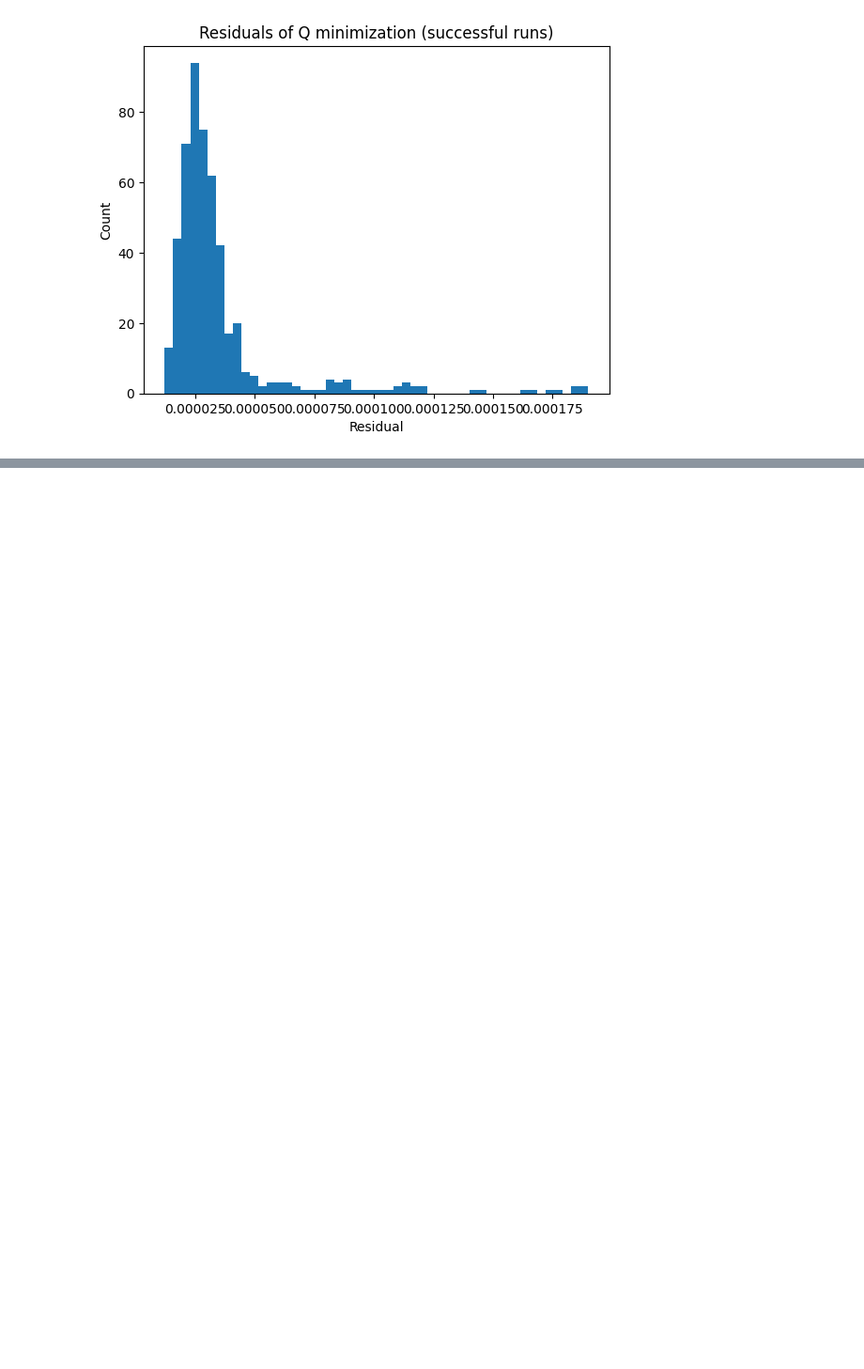
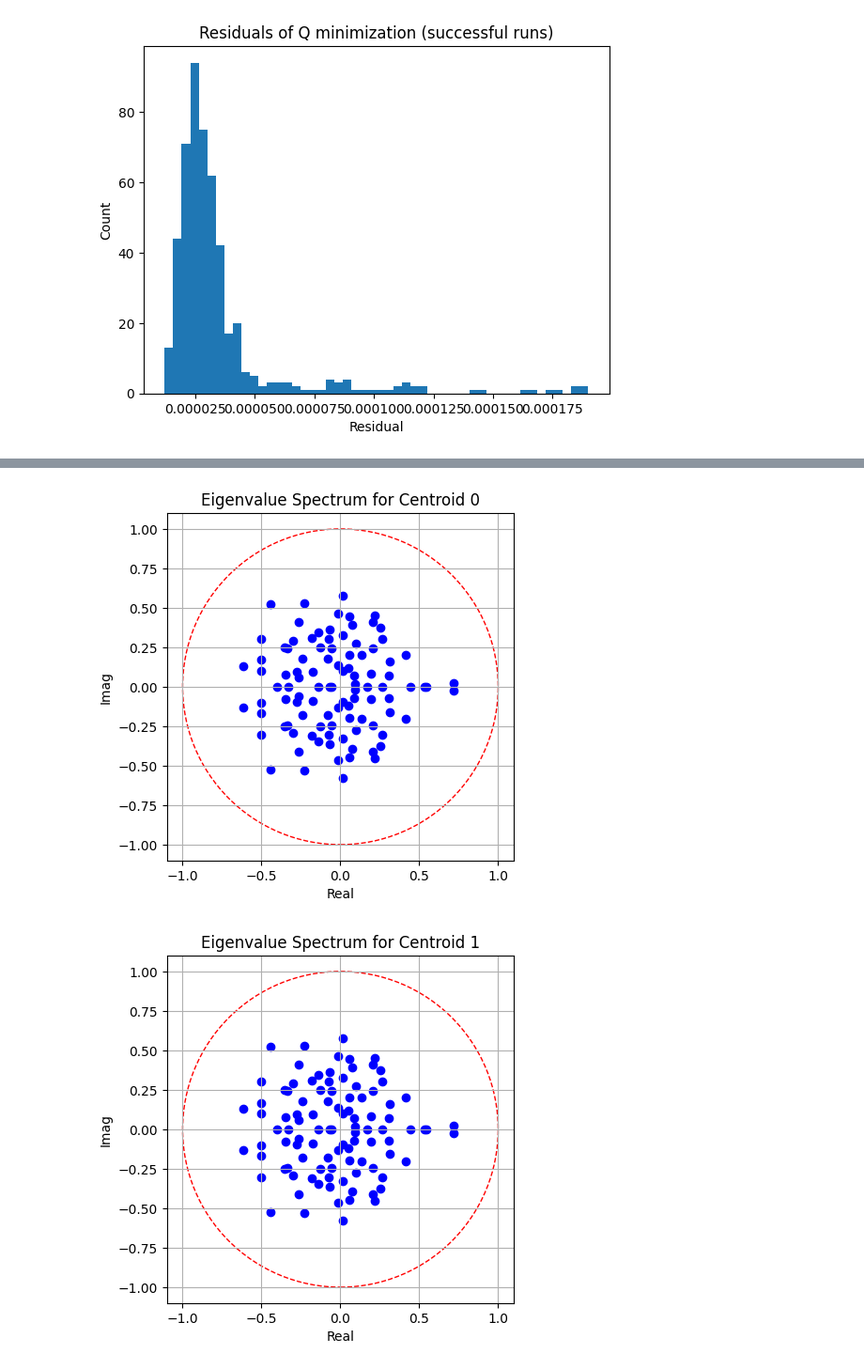
Before and after one commit to ZachLoschin/Medulla_RNN, a Jupyter notebook: Tutorials_and_Learning/BitFlip_RNN.ipynb, the cells around one changed output, grey strips where cells are left out. Shown at 94% size. Drawn from its saved outputs; the diff is of its cells as text; code cells hidden in the pictures; blank space fills up the shorter version.

Commit message:
Stability analysis complete

```diff
--- a/Tutorials_and_Learning/BitFlip_RNN.ipynb
+++ b/Tutorials_and_Learning/BitFlip_RNN.ipynb
@@ -350,0 +364,32 @@ fig.show()
+# %%
+"""
+4. Perform stability analysis to classify the fixed points (e.g. point attractor, saddle points, etc...)
+        1. Compute the Jacobian around each point
+        2. Do eigen-decomposition and analyze
+"""
+
+stability_results = []
+u_vec = u.reshape(-1, 1)  # ensure input is column vector
+
+for i, h_star in enumerate(centroids_network_space):
+    h_star = h_star.reshape(-1, 1)  # shape: (hidden_size, 1)
+
+    # Pre-activation
+    z = W_hh @ h_star + W_ih @ u_vec  # shape: (hidden_size, 1)
+
+    # Derivative of tanh (Jacobian of activation)
+    D = 1.0 - np.tanh(z) ** 2
+    D_mat = np.diagflat(D)  # shape: (hidden_size, hidden_size)
+
+    # Jacobian of the RNN dynamics at h_star
+    J = D_mat @ W_hh
+
+    # Compute eigenvalues
+    eigs = np.linalg.eigvals(J)
+    stability_results.append(eigs)
+
+
+for i, eigs in enumerate(stability_results):
+    spectral_radius = np.max(np.abs(eigs))
+    stability = "Stable" if spectral_radius < 1 else "Unstable"
+    print(f"Centroid {i}: {stability}, Spectral radius = {spectral_radius:.4f}")
@@ -350,0 +406,15 @@ fig.show()
+# %%
+for i, eigs in enumerate(stability_results):
+    plt.figure()
+    plt.title(f'Eigenvalue Spectrum for Centroid {i}')
+    plt.scatter(eigs.real, eigs.imag, c='blue')
+    unit_circle = plt.Circle((0, 0), 1.0, color='r', fill=False, linestyle='--')
+    plt.gca().add_patch(unit_circle)
+    plt.gca().set_aspect('equal')
+    plt.xlabel('Real')
+    plt.ylabel('Imag')
+    plt.grid(True)
+    plt.show()
+# %% [output]
+[figure, added]
+[figure, added]
```
Also changed, not shown: parts of 3 cells of this notebook.
